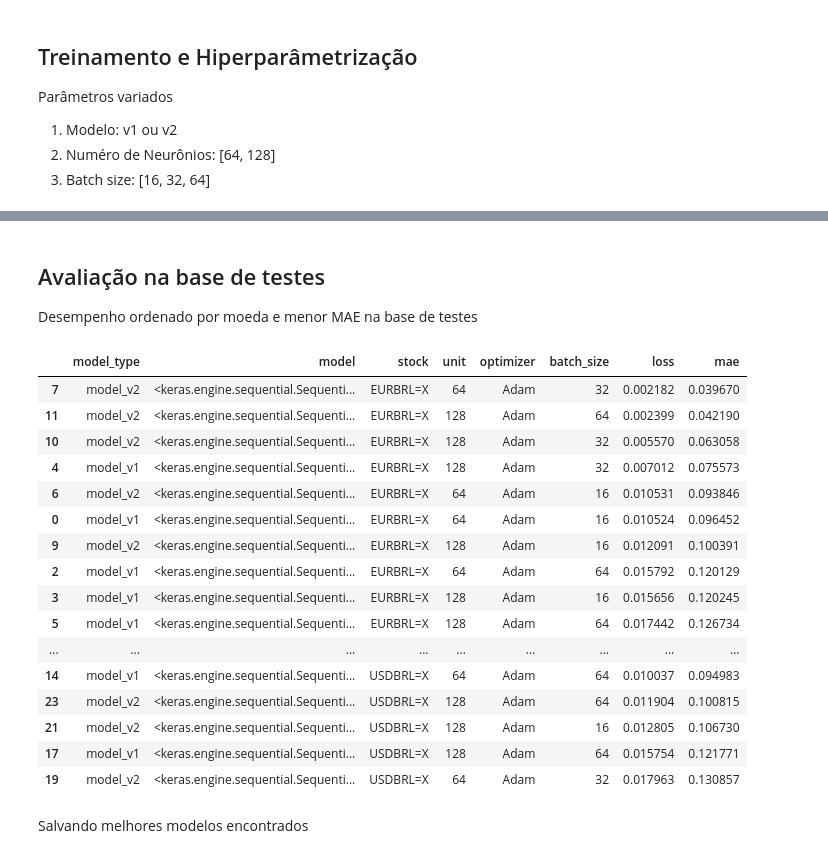
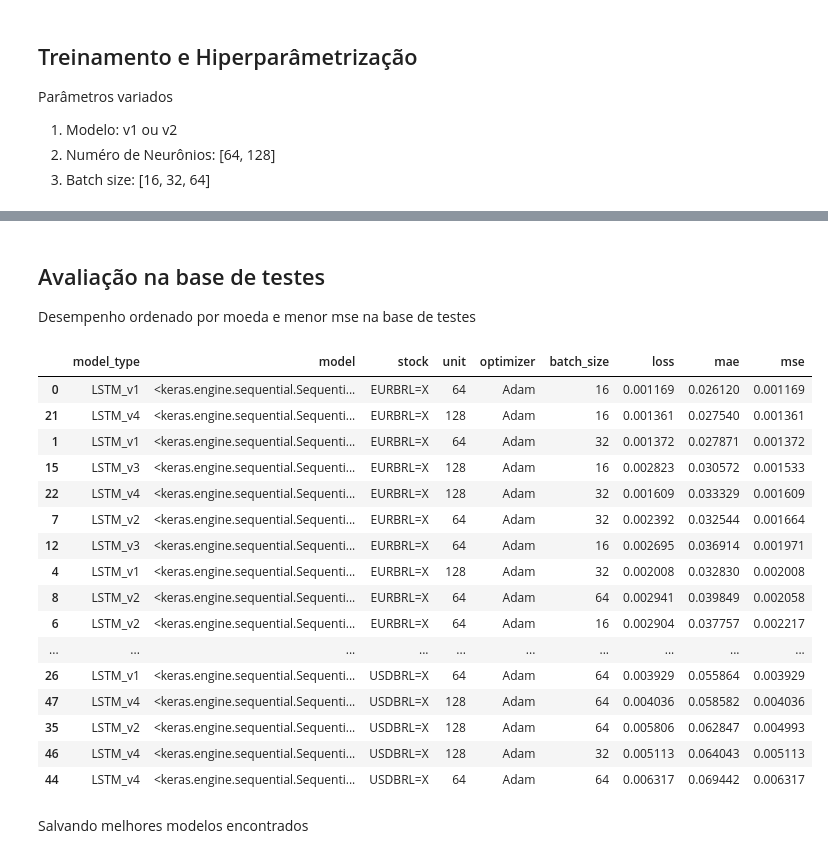
Before and after one commit to deniseiras/Forex_RNN, a Jupyter notebook: Forex_RNN.ipynb, the cells around one changed output, grey strips where cells are left out. Saved outputs shown, nothing was run; the diff lists cells and outputs as text; code cells hidden in the pictures.

```diff
--- a/Forex_RNN.ipynb
+++ b/Forex_RNN.ipynb
@@ -176,14 +177,14 @@ Seleção e visualização do dataset de Treino e Teste.
 # %%
 today = datetime.today()
 
-# prev últimos 10 dias
-dias_teste = 10
+# prev últimos dias úteis
+dias_teste = 20
 
 data_corte_treino = today - timedelta(days=1)
 while True:
   data_treino = df.loc[(df.index <= data_corte_treino)]
   data_teste = df.loc[(df.index > data_corte_treino)]
-  if len(data_teste) == 10:
+  if len(data_teste) == dias_teste:
     break
   data_corte_treino = data_corte_treino - timedelta(days=1)
 
@@ -419,15 +467,26 @@ Parâmetros variados
 # %%
 all_results = pd.DataFrame(columns=["model_type","model","stock","unit","optimizer", "batch_size", "loss","mae"])
 
+arr_acoes_hyperparams = arr_acoes
+model_hyperparams = ['LSTM_v1', 'LSTM_v2', 'LSTM_v3', 'LSTM_v4']
+unit_hyperparams = [64, 128]
+batch_hyperparams = [16, 32, 64]
+
+# arr_acoes= [usdbrl]
+# arr_acoes_hyperparams = arr_acoes
+# model_hyperparams = ['LSTM_v1']
+# unit_hyperparams = [128]
+# batch_hyperparams = [64]
+
 TotalFeatures = 1
-epochs = 60
+epochs = 200
 i = 1
 times_exec = 1
 
 result_all_best = None
-# result_all_best = pd.DataFrame(columns=["model_type", "stock","unit","optimizer", "batch_size", "loss","mae"])
-# result_all_best = result_all_best.append({'model_type':'model_v1', 'stock':eurobrl, 'unit': 128, 'optimizer': 'Adam', 'batch_size': 64, 'loss': 0.001344, 'mae': 0.031031}, ignore_index=True)
-# result_all_best = result_all_best.append({'model_type':'model_v2', 'stock':usdbrl,  'unit': 128, 'optimizer': 'Adam', 'batch_size': 32, 'loss': 0.000670, 'mae': 0.021304}, ignore_index=True)
+# result_all_best = pd.DataFrame(columns=["model_type", "stock","unit","optimizer", "batch_size", "loss","mse"])
+# result_all_best = result_all_best.append({'model_type':'model_v1', 'stock':eurobrl, 'unit': 128, 'optimizer': 'Adam', 'batch_size': 64, 'loss': 0.001344, 'mse': 0.031031}, ignore_index=True)
+# result_all_best = result_all_best.append({'model_type':'model_v2', 'stock':usdbrl,  'unit': 128, 'optimizer': 'Adam', 'batch_size': 32, 'loss': 0.000670, 'mse': 0.021304}, ignore_index=True)
 
 
 if result_all_best is not None:
@@ -442,20 +501,20 @@ if result_all_best is not None:
   #   y_pred = m.predict(X_test)
   #   score = m.evaluate(X_test, y_test, batch_size=32, verbose=0)
   #   all_results = all_results.append({'model_type': item['model_type'], 'model':m, 'stock':item['stock'],'unit':item['unit'], \
-  #     'optimizer':item['optimizer'], "batch_size":item['batch_size'], "loss":score[0], "mae":score[1]}, ignore_index=True)
+  #     'optimizer':item['optimizer'], "batch_size":item['batch_size'], "loss":score[0], "mse":score[1]}, ignore_index=True)
 
 else:
 
   for times in range(times_exec):
-    for stock in arr_acoes:
-      for model_type_str in ['model_v1', 'model_v2']:
-        if model_type_str in ['model_v1', 'model_v2']:
+    for stock in arr_acoes_hyperparams:
+      for model_type_str in model_hyperparams:
+        if model_type_str[:4] == 'LSTM':
           scaler, X_train, X_test, y_train, y_test = preprocess(df, stock, timesteps, len(data_teste))
-        else:
+        elif model_type_str[:3] == 'CNN':
           scaler, X_train, X_test, y_train, y_test = preprocess_CNN1D(df, stock, len(data_teste))
         for optimizer in ['Adam']:
-          for unit in [64, 128]:
-            for batch_size in [16, 32, 64]:
+          for unit in unit_hyperparams:
+            for batch_size in batch_hyperparams:
               inittime = time()
               print(f"Treinando {stock} com {model_type_str} , units={unit}, batch={batch_size}")
               m, h = model_type(model_type_str, unit=unit, optimizer=optimizer, timesteps=timesteps, X=X_train, y=y_train, epochs=epochs, batch_size=batch_size)
@@ -464,5 +523,5 @@ else:
               y_pred = m.predict(X_test)
               score = m.evaluate(X_test, y_test, batch_size=batch_size, verbose=0)
               all_results = all_results.append({'model_type': model_type_str, 'model':m, 'stock':stock,'unit':unit, 'optimizer':optimizer,
-                                            "loss":score[0], "mae":score[1], "batch_size":batch_size}, ignore_index=True)
+                                            "loss":score[0], "mae":score[1], "mse":score[2], "batch_size":batch_size}, ignore_index=True)
 # %% [output]
@@ -488,26 +584,26 @@ Treinando EURBRL=X com model_v1 , units=128, batch=16
 # %% [markdown]
 ## Avaliação na base de testes
-Desempenho ordenado por moeda e menor MAE na base de testes
+Desempenho ordenado por moeda e menor mse na base de testes
 # %%
-all_results.sort_values(by=['stock','mae'])
+all_results.sort_values(by=['stock','mse'])
 # %% [output]
-|  | model_type | model | stock | unit | optimizer | batch_size | loss | mae |
-| 7 | model_v2 | <keras.engine.sequential.Sequenti... | EURBRL=X | 64 | Adam | 32 | 0.002182 | 0.039670 |
-| 11 | model_v2 | <keras.engine.sequential.Sequenti... | EURBRL=X | 128 | Adam | 64 | 0.002399 | 0.042190 |
-| 10 | model_v2 | <keras.engine.sequential.Sequenti... | EURBRL=X | 128 | Adam | 32 | 0.005570 | 0.063058 |
-| 4 | model_v1 | <keras.engine.sequential.Sequenti... | EURBRL=X | 128 | Adam | 32 | 0.007012 | 0.075573 |
-| 6 | model_v2 | <keras.engine.sequential.Sequenti... | EURBRL=X | 64 | Adam | 16 | 0.010531 | 0.093846 |
-| 0 | model_v1 | <keras.engine.sequential.Sequenti... | EURBRL=X | 64 | Adam | 16 | 0.010524 | 0.096452 |
-| 9 | model_v2 | <keras.engine.sequential.Sequenti... | EURBRL=X | 128 | Adam | 16 | 0.012091 | 0.100391 |
-| 2 | model_v1 | <keras.engine.sequential.Sequenti... | EURBRL=X | 64 | Adam | 64 | 0.015792 | 0.120129 |
-| 3 | model_v1 | <keras.engine.sequential.Sequenti... | EURBRL=X | 128 | Adam | 16 | 0.015656 | 0.120245 |
-| 5 | model_v1 | <keras.engine.sequential.Sequenti... | EURBRL=X | 128 | Adam | 64 | 0.017442 | 0.126734 |
-| ... | ... | ... | ... | ... | ... | ... | ... | ... |
-| 14 | model_v1 | <keras.engine.sequential.Sequenti... | USDBRL=X | 64 | Adam | 64 | 0.010037 | 0.094983 |
-| 23 | model_v2 | <keras.engine.sequential.Sequenti... | USDBRL=X | 128 | Adam | 64 | 0.011904 | 0.100815 |
-| 21 | model_v2 | <keras.engine.sequential.Sequenti... | USDBRL=X | 128 | Adam | 16 | 0.012805 | 0.106730 |
-| 17 | model_v1 | <keras.engine.sequential.Sequenti... | USDBRL=X | 128 | Adam | 64 | 0.015754 | 0.121771 |
-| 19 | model_v2 | <keras.engine.sequential.Sequenti... | USDBRL=X | 64 | Adam | 32 | 0.017963 | 0.130857 |
+|  | model_type | model | stock | unit | optimizer | batch_size | loss | mae | mse |
+| 0 | LSTM_v1 | <keras.engine.sequential.Sequenti... | EURBRL=X | 64 | Adam | 16 | 0.001169 | 0.026120 | 0.001169 |
+| 21 | LSTM_v4 | <keras.engine.sequential.Sequenti... | EURBRL=X | 128 | Adam | 16 | 0.001361 | 0.027540 | 0.001361 |
+| 1 | LSTM_v1 | <keras.engine.sequential.Sequenti... | EURBRL=X | 64 | Adam | 32 | 0.001372 | 0.027871 | 0.001372 |
+| 15 | LSTM_v3 | <keras.engine.sequential.Sequenti... | EURBRL=X | 128 | Adam | 16 | 0.002823 | 0.030572 | 0.001533 |
+| 22 | LSTM_v4 | <keras.engine.sequential.Sequenti... | EURBRL=X | 128 | Adam | 32 | 0.001609 | 0.033329 | 0.001609 |
+| 7 | LSTM_v2 | <keras.engine.sequential.Sequenti... | EURBRL=X | 64 | Adam | 32 | 0.002392 | 0.032544 | 0.001664 |
+| 12 | LSTM_v3 | <keras.engine.sequential.Sequenti... | EURBRL=X | 64 | Adam | 16 | 0.002695 | 0.036914 | 0.001971 |
+| 4 | LSTM_v1 | <keras.engine.sequential.Sequenti... | EURBRL=X | 128 | Adam | 32 | 0.002008 | 0.032830 | 0.002008 |
+| 8 | LSTM_v2 | <keras.engine.sequential.Sequenti... | EURBRL=X | 64 | Adam | 64 | 0.002941 | 0.039849 | 0.002058 |
+| 6 | LSTM_v2 | <keras.engine.sequential.Sequenti... | EURBRL=X | 64 | Adam | 16 | 0.002904 | 0.037757 | 0.002217 |
+| ... | ... | ... | ... | ... | ... | ... | ... | ... | ... |
+| 26 | LSTM_v1 | <keras.engine.sequential.Sequenti... | USDBRL=X | 64 | Adam | 64 | 0.003929 | 0.055864 | 0.003929 |
+| 47 | LSTM_v4 | <keras.engine.sequential.Sequenti... | USDBRL=X | 128 | Adam | 64 | 0.004036 | 0.058582 | 0.004036 |
+| 35 | LSTM_v2 | <keras.engine.sequential.Sequenti... | USDBRL=X | 128 | Adam | 64 | 0.005806 | 0.062847 | 0.004993 |
+| 46 | LSTM_v4 | <keras.engine.sequential.Sequenti... | USDBRL=X | 128 | Adam | 32 | 0.005113 | 0.064043 | 0.005113 |
+| 44 | LSTM_v4 | <keras.engine.sequential.Sequenti... | USDBRL=X | 64 | Adam | 64 | 0.006317 | 0.069442 | 0.006317 |
 # %% [markdown]
 Salvando melhores modelos encontrados
 # %%
```
Also changed, not shown: parts of 21 cells of this notebook.
